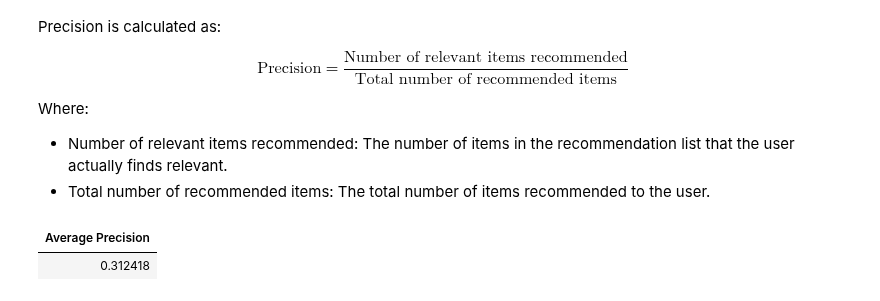
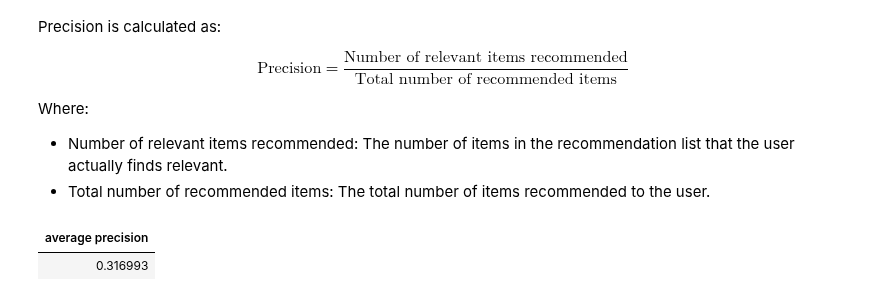
Before and after one commit to RelationalAI/rai-samples, a Jupyter notebook: samples/recommender-system/collaborative_filtering.ipynb, the cells around one changed output. Cells and saved outputs as stored; diff of their text form; code cells hidden in the pictures.

```diff
--- a/samples/recommender-system/collaborative_filtering.ipynb
+++ b/samples/recommender-system/collaborative_filtering.ipynb
@@ -40,8 +39,7 @@ Due to RelationalAI's tight integration with Snowflake, we can refer to data tha
 # %%
-sf = Snowflake(model)
-Train = sf.RECOMMENDATION_DEMO.PUBLIC.TRAIN
-Test = sf.RECOMMENDATION_DEMO.PUBLIC.TEST
-MovieDetails = sf.RECOMMENDATION_DEMO.PUBLIC.MOVIE_DETAILS
+Train = model.Type("TRAIN", source="RECOMMENDATION_DEMO.PUBLIC.TRAIN")
+Test = model.Type("TEST", source="RECOMMENDATION_DEMO.PUBLIC.TEST")
+MovieDetails = model.Type("MOVIE_DETAILS", source="RECOMMENDATION_DEMO.PUBLIC.MOVIE_DETAILS")
 # %% [markdown]
 ## Type Declarations
 # %%
@@ -242,7 +240,7 @@ with model.rule():
 
     Recommendation.add(
         user=s.user,
-        score_rank = alias(score_rank, "score_rank"),
+        score_rank = score_rank,
         recommended_movie = s.movie,
         score = s.score
     )
@@ -285,14 +283,14 @@ with model.rule():
 # %%
 # Show Average Precision
 with model.query() as select:
     u = User()
-    u.relevant
+    u.relevant.has_value()
     user_precision = u.user_precision.or_(0.0)
     total_precision = aggregates.avg(u, user_precision)
     precision = select(
         alias(total_precision, "Average Precision")
     )
 precision
 # %% [output]
-| Average Precision |
-| 0.312418 |
+| average precision |
+| 0.316993 |
```
Also changed, not shown: parts of 3 cells of this notebook.
